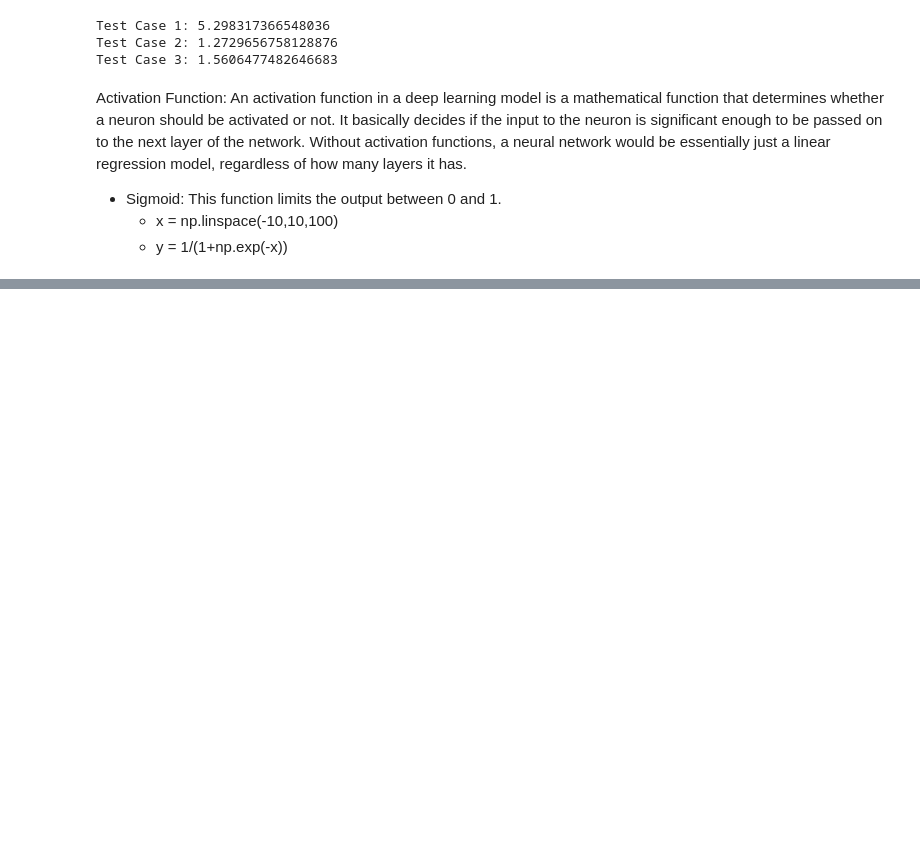
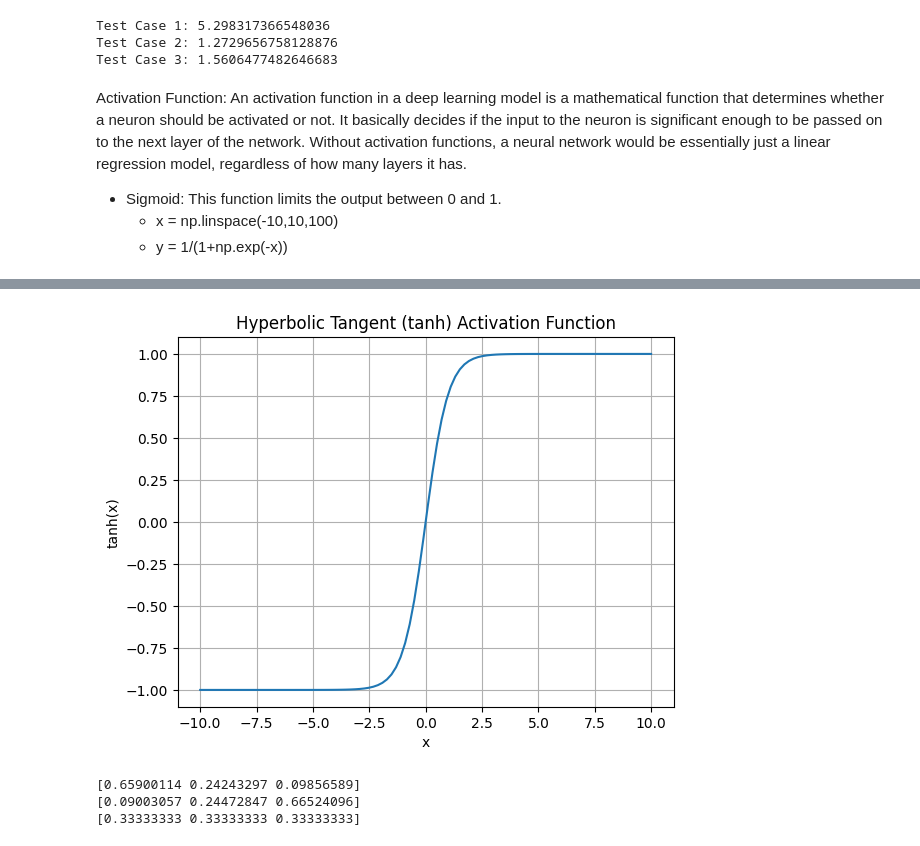
Before and after one commit to sayande717/code, a Jupyter notebook: platform/College-1/Deep Learning/3.ipynb, the cells around one changed output, grey strips where cells are left out. Saved outputs shown, nothing was run; the diff lists cells and outputs as text; code cells hidden in the pictures; blank space fills up the shorter version.

```diff
--- a/platform/College-1/Deep Learning/3.ipynb
+++ b/platform/College-1/Deep Learning/3.ipynb
@@ -64 +64,34 @@ plot_sigmoid()
 [figure]
+# %%
+# Task: Tanh activation function
+def plot_tanh():
+    # Generate values for x
+    x = np.linspace(-10, 10, 100)
+    # Compute tanh values for corresponding x
+    tanh = np.tanh(x)
+    # Plot the tanh function
+    plt.plot(x, tanh)
+    plt.title("Hyperbolic Tangent (tanh) Activation Function")
+    plt.xlabel("x")
+    plt.ylabel("tanh(x)")
+    plt.grid(True)
+    plt.show()
+
+plot_tanh()
+# %% [output]
+[figure, added]
+# %%
+# Activity: Implement the Softmax function
+def softmax(x):
+    return np.exp(x) / np.sum(np.exp(x))
+
+vectors = np.array([[2.0, 1.0, 0.1],
+                  [1.0, 2.0, 3.0],
+                  [0.5, 0.5, 0.5]])
+
+for vector in vectors:
+    print(softmax(vector))
+# %% [output]
+[0.65900114 0.24243297 0.09856589]
+[0.09003057 0.24472847 0.66524096]
+[0.33333333 0.33333333 0.33333333]
```
Also changed, not shown: parts of 5 cells of this notebook, 10 other files.
